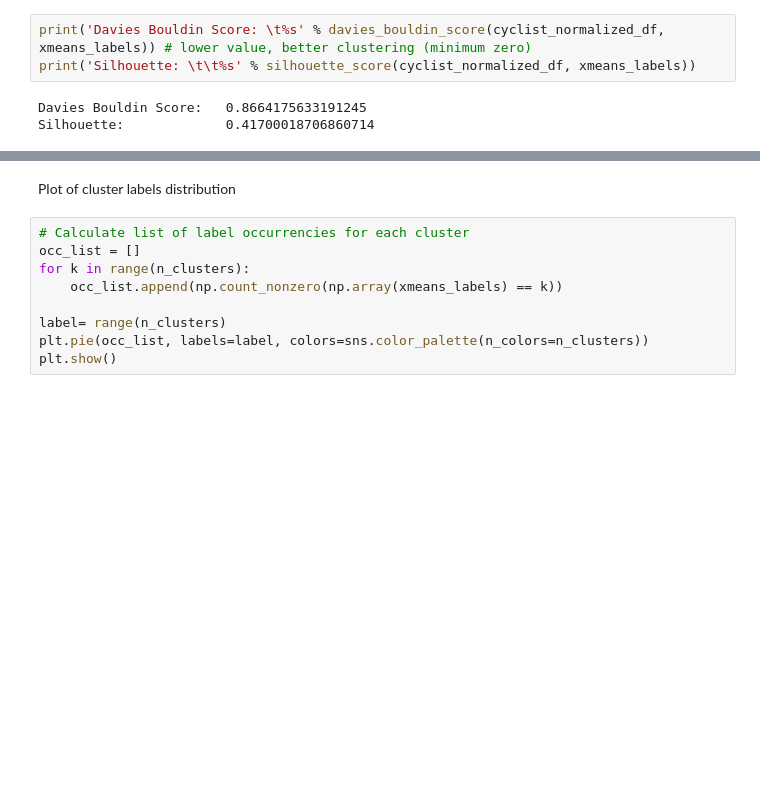
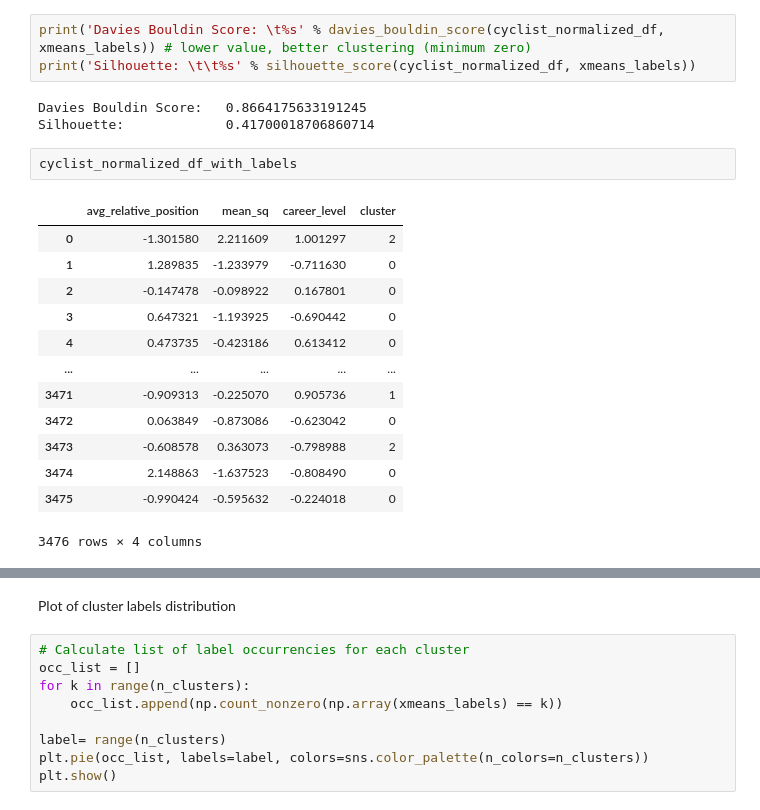
Before and after one commit to effepielle/dm_project24_group_0, a Jupyter notebook: TASK_3/xmeans.ipynb, the cells around one changed output, grey strips where cells are left out. Cells and saved outputs as stored; diff of their text form; blank space fills up the shorter version.

```diff
--- a/TASK_3/xmeans.ipynb
+++ b/TASK_3/xmeans.ipynb
@@ -146,3 +146,19 @@ print('Silhouette: \t\t%s' % silhouette_score(cyclist_normalized_df, xmeans_labe
 # %% [output]
 Davies Bouldin Score:   0.8664175633191245
 Silhouette:             0.41700018706860714
+# %%
+cyclist_normalized_df_with_labels
+# %% [output]
+|  | avg_relative_position | mean_sq | career_level | cluster |
+| 0 | -1.301580 | 2.211609 | 1.001297 | 2 |
+| 1 | 1.289835 | -1.233979 | -0.711630 | 0 |
+| 2 | -0.147478 | -0.098922 | 0.167801 | 0 |
+| 3 | 0.647321 | -1.193925 | -0.690442 | 0 |
+| 4 | 0.473735 | -0.423186 | 0.613412 | 0 |
+| ... | ... | ... | ... | ... |
+| 3471 | -0.909313 | -0.225070 | 0.905736 | 1 |
+| 3472 | 0.063849 | -0.873086 | -0.623042 | 0 |
+| 3473 | -0.608578 | 0.363073 | -0.798988 | 2 |
+| 3474 | 2.148863 | -1.637523 | -0.808490 | 0 |
+| 3475 | -0.990424 | -0.595632 | -0.224018 | 0 |
+3476 rows × 4 columns
```
Also changed, not shown: parts of 3 cells of this notebook, 3 other files.
